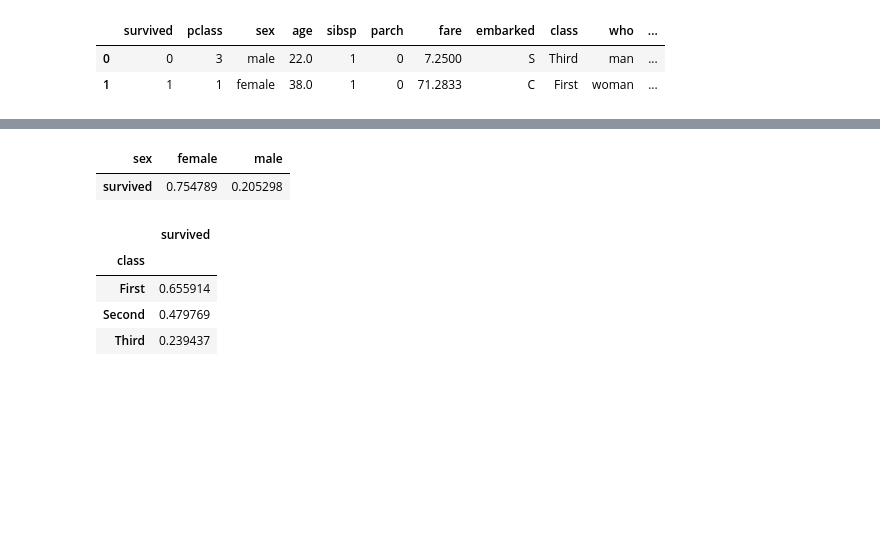
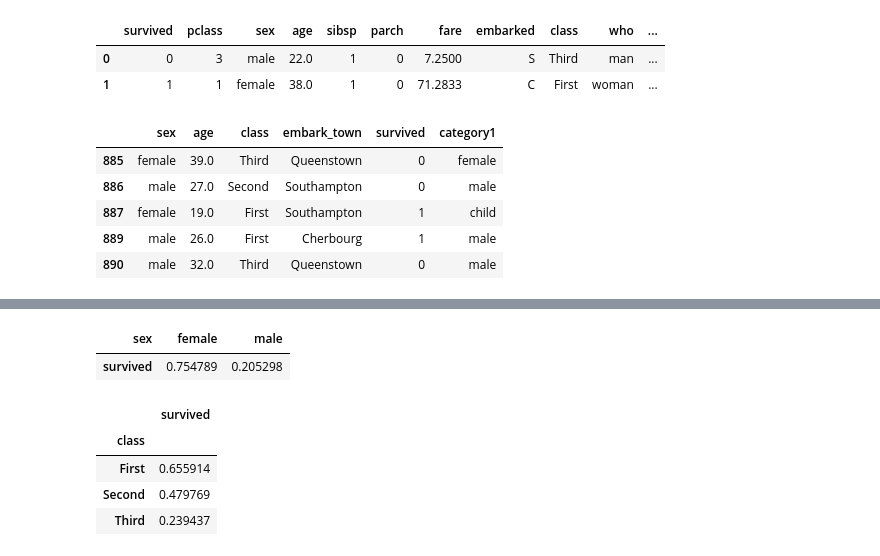
Before and after one commit to SpearXirus/big-company-project, a Jupyter notebook: team_pj.ipynb, the cells around one changed output, grey strips where cells are left out. Saved outputs shown, nothing was run; the diff lists cells and outputs as text; code cells hidden in the pictures; blank space fills up the shorter version.

```diff
--- a/titanic_cde.ipynb
+++ b/team_pj.ipynb
@@ -14,3 +14,15 @@ titanic.head(2)
 titanic = titanic.loc[:, ['sex', 'age', 'class', 'embark_town', 'survived', ]]
 # %%
 titanic = titanic.dropna(subset=['age'], how='any', axis=0)
+# %%
+# 2-a
+titanic['category1'] = titanic[titanic["age"] >= 20].sex
+titanic['category1'].fillna('child', inplace=True)
+titanic.tail()
+# %% [output]
+|  | sex | age | class | embark_town | survived | category1 |
+| 885 | female | 39.0 | Third | Queenstown | 0 | female |
+| 886 | male | 27.0 | Second | Southampton | 0 | male |
+| 887 | female | 19.0 | First | Southampton | 1 | child |
+| 889 | male | 26.0 | First | Cherbourg | 1 | male |
+| 890 | male | 32.0 | Third | Queenstown | 0 | male |
```
Also changed, not shown: parts of 4 cells of this notebook.
